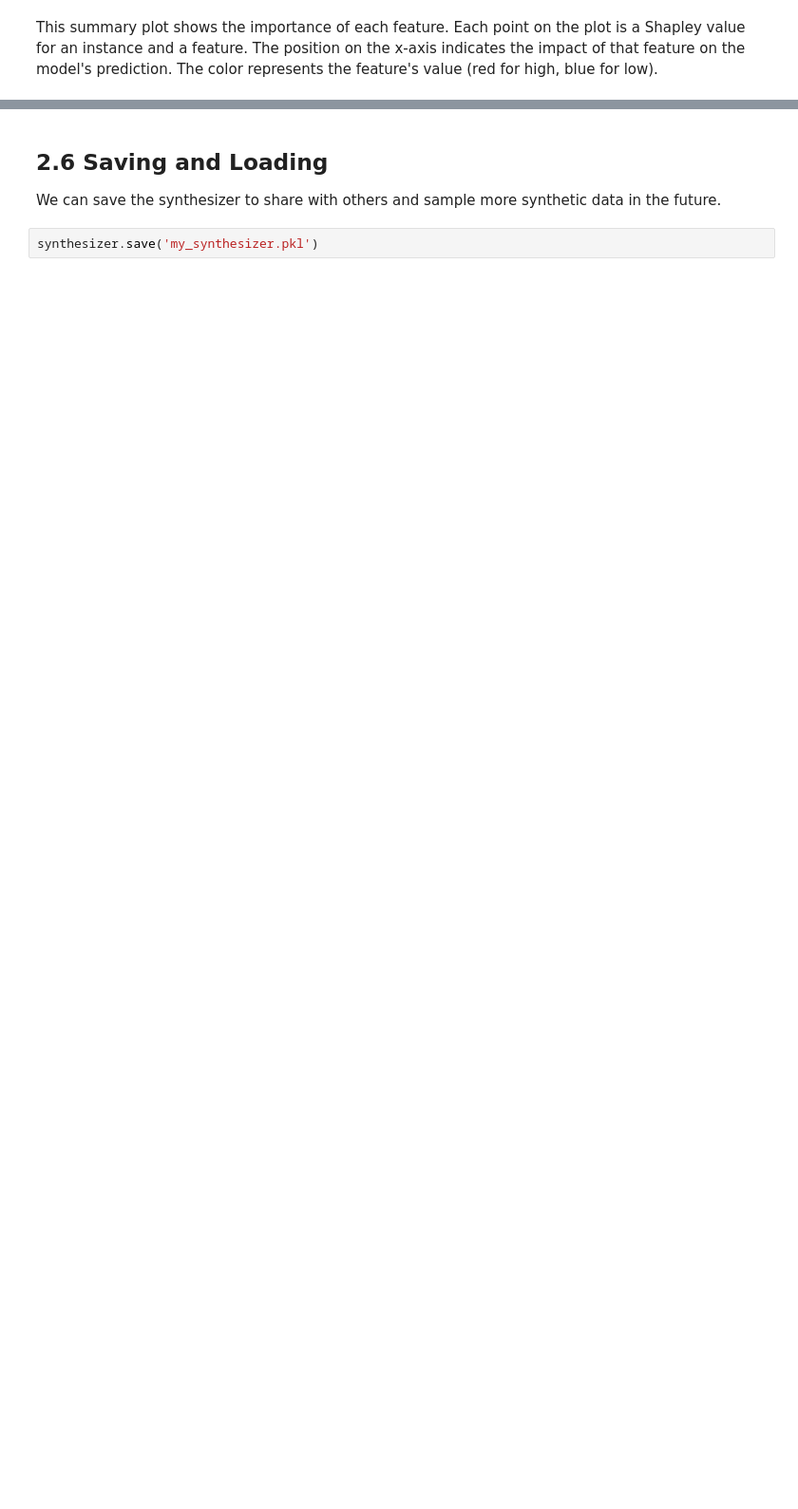
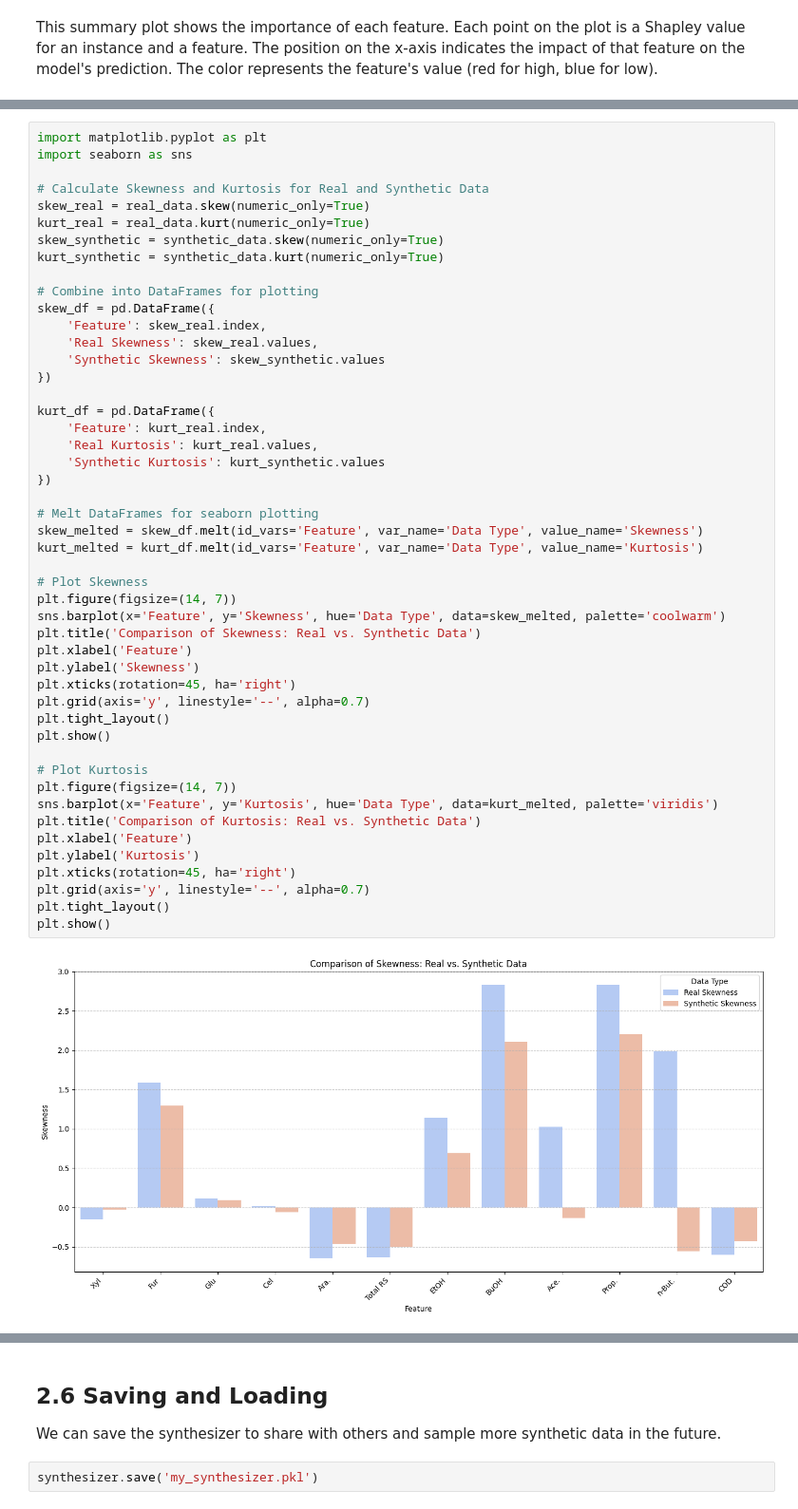
Before and after one commit to umraodeepika7-dotcom/ctgan, a Jupyter notebook: SDV_Synthesize_a_table_(Gaussian_Copula).ipynb, the cells around one changed output, grey strips where cells are left out. Shown at 95% size. Drawn from its saved outputs; the diff is of its cells as text; blank space fills up the shorter version.

```diff
--- a/SDV_Synthesize_a_table_(Gaussian_Copula).ipynb
+++ b/SDV_Synthesize_a_table_(Gaussian_Copula).ipynb
@@ -459,0 +558,50 @@ This summary plot shows the importance of each feature. Each point on the plot i
+# %%
+import matplotlib.pyplot as plt
+import seaborn as sns
+
+# Calculate Skewness and Kurtosis for Real and Synthetic Data
+skew_real = real_data.skew(numeric_only=True)
+kurt_real = real_data.kurt(numeric_only=True)
+skew_synthetic = synthetic_data.skew(numeric_only=True)
+kurt_synthetic = synthetic_data.kurt(numeric_only=True)
+
+# Combine into DataFrames for plotting
+skew_df = pd.DataFrame({
+    'Feature': skew_real.index,
+    'Real Skewness': skew_real.values,
+    'Synthetic Skewness': skew_synthetic.values
+})
+
+kurt_df = pd.DataFrame({
+    'Feature': kurt_real.index,
+    'Real Kurtosis': kurt_real.values,
+    'Synthetic Kurtosis': kurt_synthetic.values
+})
+
+# Melt DataFrames for seaborn plotting
+skew_melted = skew_df.melt(id_vars='Feature', var_name='Data Type', value_name='Skewness')
+kurt_melted = kurt_df.melt(id_vars='Feature', var_name='Data Type', value_name='Kurtosis')
+
+# Plot Skewness
+plt.figure(figsize=(14, 7))
+sns.barplot(x='Feature', y='Skewness', hue='Data Type', data=skew_melted, palette='coolwarm')
+plt.title('Comparison of Skewness: Real vs. Synthetic Data')
+plt.xlabel('Feature')
+plt.ylabel('Skewness')
+plt.xticks(rotation=45, ha='right')
+plt.grid(axis='y', linestyle='--', alpha=0.7)
+plt.tight_layout()
+plt.show()
+
+# Plot Kurtosis
+plt.figure(figsize=(14, 7))
+sns.barplot(x='Feature', y='Kurtosis', hue='Data Type', data=kurt_melted, palette='viridis')
+plt.title('Comparison of Kurtosis: Real vs. Synthetic Data')
+plt.xlabel('Feature')
+plt.ylabel('Kurtosis')
+plt.xticks(rotation=45, ha='right')
+plt.grid(axis='y', linestyle='--', alpha=0.7)
+plt.tight_layout()
+plt.show()
+# %% [output]
+[figure, added]
```
Also changed, not shown: parts of 40 cells of this notebook.
